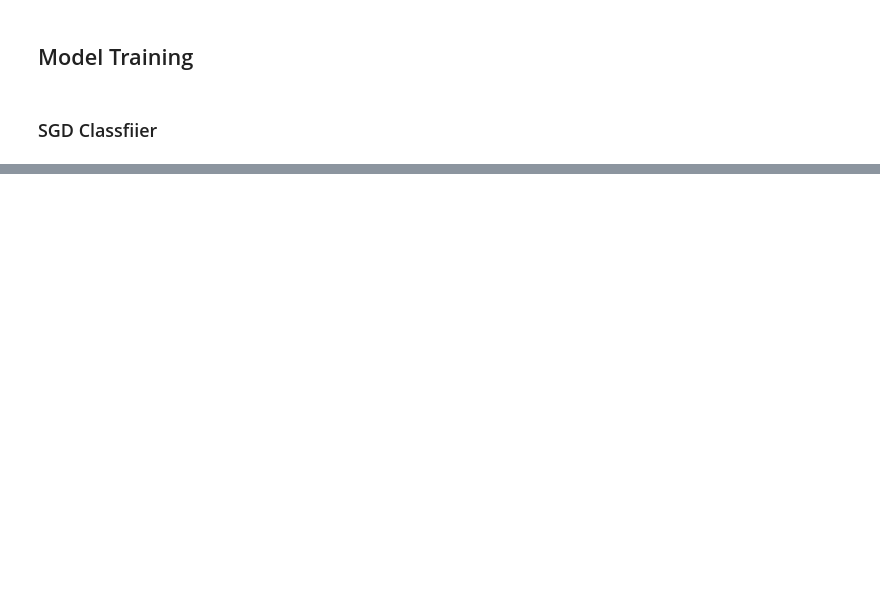
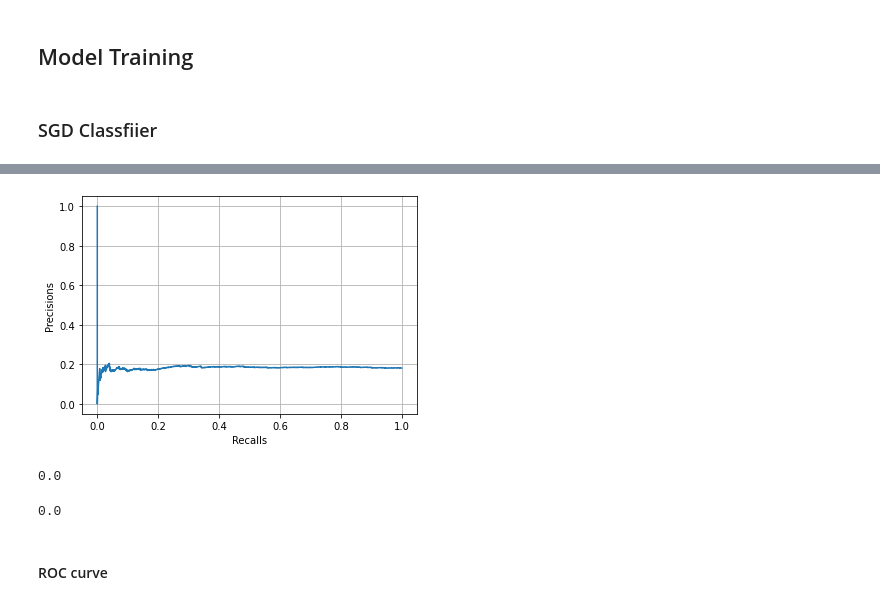
Before and after one commit to Kaushalkhokhar/complete-ml, a Jupyter notebook: projects/classification/flowers.ipynb, the cells around one changed output, grey strips where cells are left out. Saved outputs shown, nothing was run; the diff lists cells and outputs as text; code cells hidden in the pictures; blank space fills up the shorter version.

```diff
--- a/projects/classification/flowers.ipynb
+++ b/projects/classification/flowers.ipynb
@@ -295,0 +386,11 @@ ValueError: Found input variables with inconsistent numbers of samples: [1, 3451
+# %%
+def plot_precision_vs_recall(precisions, recalls):
+    plt.plot(recalls, precisions)
+    plt.xlabel("Recalls")
+    plt.ylabel("Precisions")
+    plt.grid()
+    plt.show()
+# %%
+plot_precision_vs_recall(precisions, recalls)
+# %% [output]
+[figure, added]
@@ -295,0 +402,10 @@ ValueError: Found input variables with inconsistent numbers of samples: [1, 3451
+# %%
+precision_score(y_binary, y_req_precision)
+# %% [output]
+0.0
+# %%
+recall_score(y_binary, y_req_precision)
+# %% [output]
+0.0
+# %% [markdown]
+#### ROC curve
```
Also changed, not shown: parts of 59 cells of this notebook, 3 other files.
